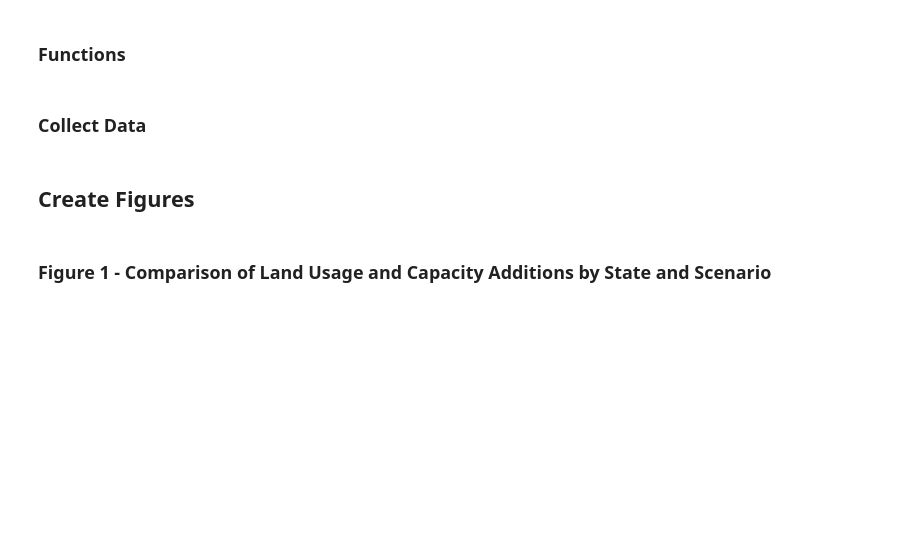
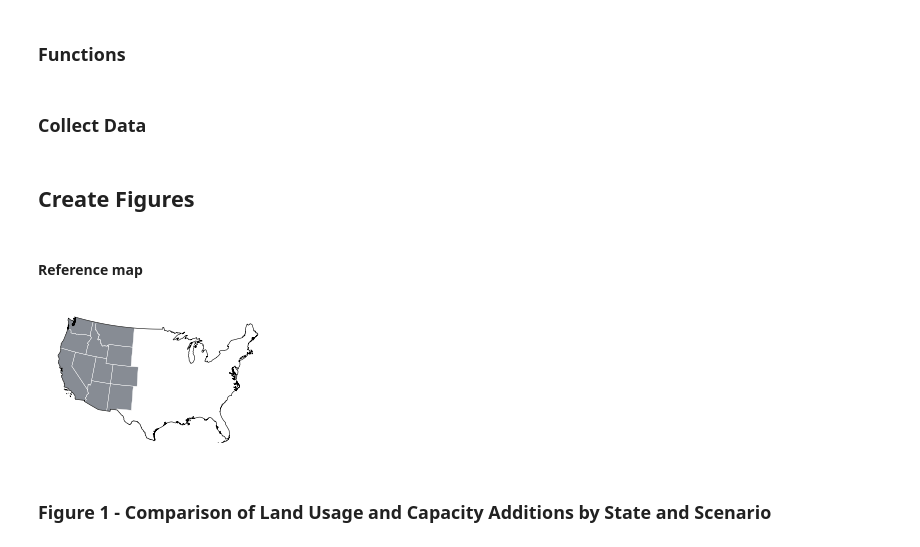
Before and after one commit to GODEEEP/mongird-etal_2024, a Jupyter notebook: notebooks/plot_infrastructure_barcharts.ipynb, the cells around one changed output. Saved outputs shown, nothing was run; the diff lists cells and outputs as text; code cells hidden in the pictures; blank space fills up the shorter version.

```diff
--- a/notebooks/plot_infrastructure_barcharts.ipynb
+++ b/notebooks/plot_infrastructure_barcharts.ipynb
@@ -36,6 +38,9 @@ fig_dir = os.path.join(os.path.dirname(os.getcwd()), 'figures', 'infrastructure_
 
 # infrastructure siting output csv
 infrastucture_path = os.path.join(data_dir, 'infrastructure_data_csv', 'infrastructure_data_2050.csv')
+
+# CONUS shapefile
+conus_shp_path = os.path.join(data_dir, 'conus_shp', 'cb_2018_us_state_5m', 'cb_2018_us_state_5m.shp')
 # %% [markdown]
 ### Functions
 # %%
@@ -133,5 +138,28 @@ year = 2050
 df = df[df.sited_year <=year]
 # %% [markdown]
 ## Create Figures
+# %% [markdown]
+#### Reference map
+# %%
+conus = gpd.read_file(conus_shp_path).to_crs('ESRI:102003')
+conus#.plot()
+
+conus = conus[~conus.STUSPS.isin(['AS', 'VI', 'HI', 'AK', 'PR', 'MP', 'GU'])]
+wecc_states = ['CA', 'OR', 'WA', 'MT', 'ID', 'WY', 'UT', 'NV', 'AZ', 'NM', 'CO']
+conus_boundary = conus.dissolve()
+
+figsize = (2.5, 2)
+fig, ax = plt.subplots(figsize=figsize)
+ax.set_axis_off();
+conus.plot(ax=ax, color='white')
+conus[conus.STUSPS.isin(wecc_states)].plot(ax=ax, color='#878c94')
+conus.boundary.plot(ax=ax, color='white', lw=.2)
+conus_boundary.boundary.plot(ax=ax, color='black', lw=.4)
+plt.tight_layout()
+output_file_name = 'reference_map.png'
+plt.savefig(os.path.join(fig_dir , output_file_name), dpi=300)
+plt.show()
+# %% [output]
+[figure, added]
 # %% [markdown]
 ### Figure 1 - Comparison of Land Usage and Capacity Additions by State and Scenario
```
Also changed, not shown: parts of 3 cells of this notebook, 4 other files.
